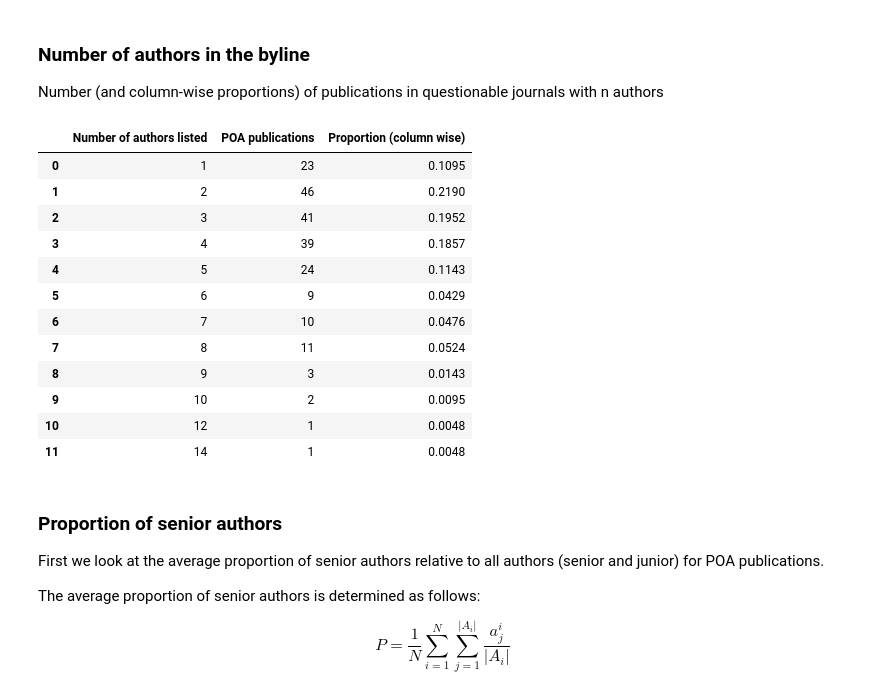
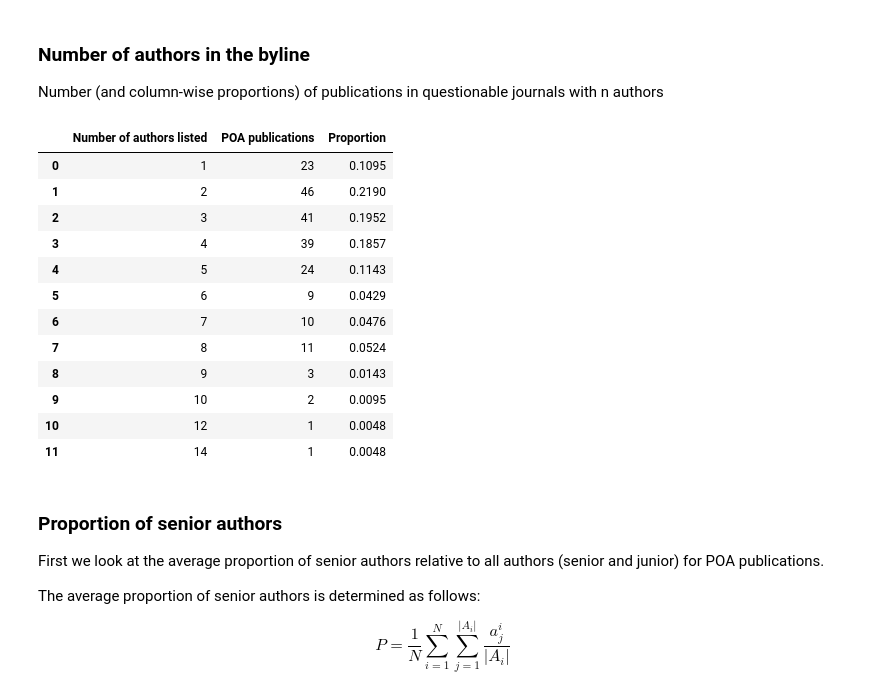
Before and after one commit to JoshuaE1/Questionable-journals-in-PRFS, a Jupyter notebook: POA_analysis.ipynb, the cells around one changed output. Cells and saved outputs as stored; diff of their text form; code cells hidden in the pictures.

```diff
--- a/POA_analysis.ipynb
+++ b/POA_analysis.ipynb
@@ -31,7 +29,7 @@ warnings.filterwarnings('ignore')
 # %% [markdown]
 ## Description of data
 # %%
-df = pd.read_csv("data/POA_dataset.csv", delimiter=';')
+df = pd.read_csv("data/POA_dataset.csv")
 # %%
 # Which columns are stored?
 df.columns
@@ -87 +89,9 @@ The number of articles: 210
+# %%
+def counts(df, groupby, count_cols, rename={}):
+    return (
+        df.groupby(groupby)[count_cols]
+        .nunique()
+        .reset_index()
+        .rename(columns=rename)
+    )
 # %% [markdown]
@@ -187,13 +187,16 @@ plt.show()
 
 Number (and column-wise proportions) of publications in questionable journals with n authors
 # %%
-table3 = pd.DataFrame(df.groupby(['number_of_auth_tot_article'])['pub_id'].nunique().reset_index().rename(columns=
-                                                                                 {'number_of_auth_tot_article':'Number of authors listed',
-                                                                                 'pub_id':'POA publications'}))
-table3['Proportion (column wise)'] = np.round((table3['POA publications']/table3['POA publications'].sum()), decimals=4)
+table3 = counts(
+    df,
+    'number_of_auth_tot_article',
+    'pub_id',
+    {'number_of_auth_tot_article': 'Number of authors listed', 'pub_id':'POA publications'}
+)
+table3['Proportion'] = table3['POA publications'] / table3['POA publications'].sum()
 display(table3)
 # %% [output]
-|  | Number of authors listed | POA publications | Proportion (column wise) |
+|  | Number of authors listed | POA publications | Proportion |
 | 0 | 1 | 23 | 0.1095 |
 | 1 | 2 | 46 | 0.2190 |
 | 2 | 3 | 41 | 0.1952 |
```
Also changed, not shown: parts of 10 cells of this notebook.
